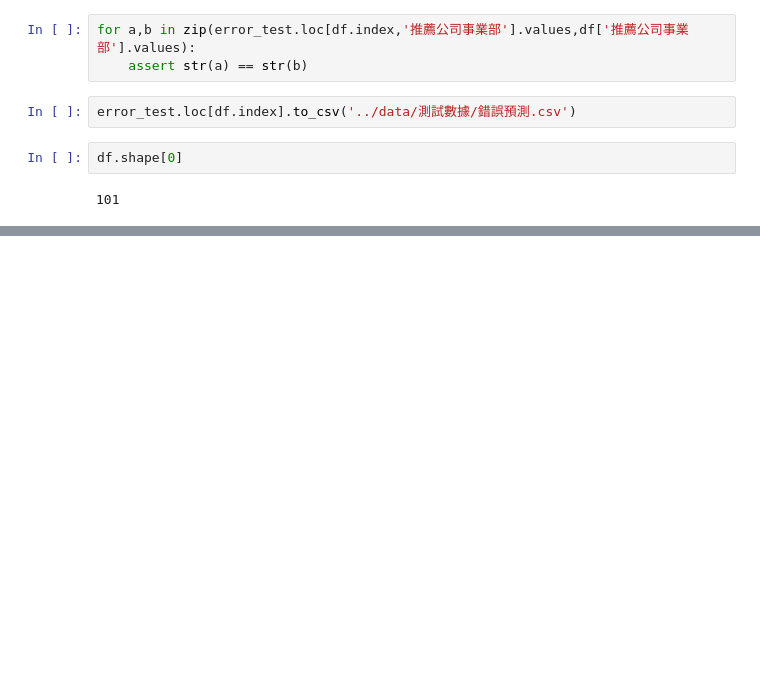
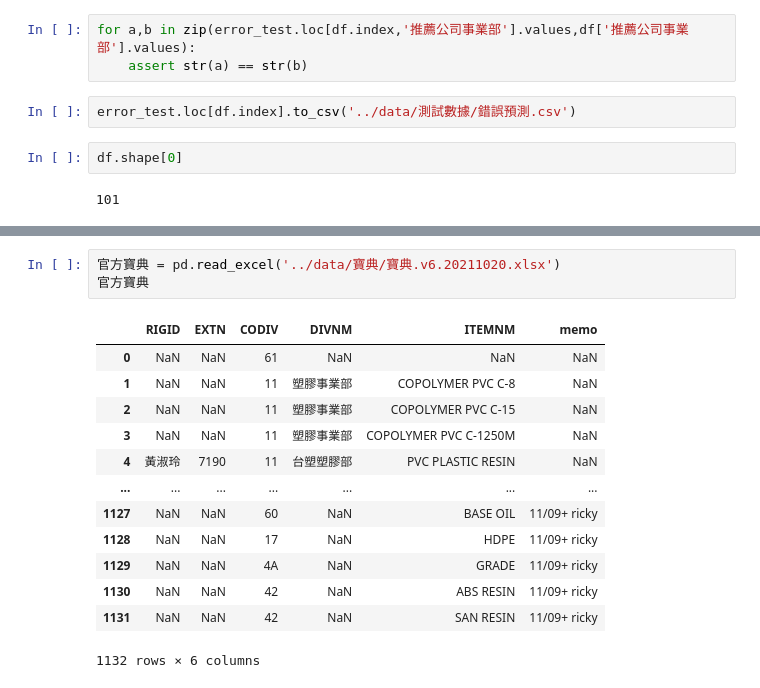
Before and after one commit to skywalker0803r/Letter-of-Credit-Intelligent-Auxiliary-Semantic-Analysis-System, a Jupyter notebook: notebook/測試結果debug.ipynb, the cells around one changed output, grey strips where cells are left out. Drawn from its saved outputs; the diff is of its cells as text; blank space fills up the shorter version.

```diff
--- a/notebook/測試結果debug.ipynb
+++ b/notebook/測試結果debug.ipynb
@@ -63,0 +99,17 @@ df.shape[0]
+# %%
+官方寶典 = pd.read_excel('../data/寶典/寶典.v6.20211020.xlsx')
+官方寶典
+# %% [output]
+|  | RIGID | EXTN | CODIV | DIVNM | ITEMNM | memo |
+| 0 | NaN | NaN | 61 | NaN | NaN | NaN |
+| 1 | NaN | NaN | 11 | 塑膠事業部 | COPOLYMER PVC C-8 | NaN |
+| 2 | NaN | NaN | 11 | 塑膠事業部 | COPOLYMER PVC C-15 | NaN |
+| 3 | NaN | NaN | 11 | 塑膠事業部 | COPOLYMER PVC C-1250M | NaN |
+| 4 | 黃淑玲 | 7190 | 11 | 台塑塑膠部 | PVC PLASTIC RESIN | NaN |
+| ... | ... | ... | ... | ... | ... | ... |
+| 1127 | NaN | NaN | 60 | NaN | BASE OIL | 11/09+ ricky |
+| 1128 | NaN | NaN | 17 | NaN | HDPE | 11/09+ ricky |
+| 1129 | NaN | NaN | 4A | NaN | GRADE | 11/09+ ricky |
+| 1130 | NaN | NaN | 42 | NaN | ABS RESIN | 11/09+ ricky |
+| 1131 | NaN | NaN | 42 | NaN | SAN RESIN | 11/09+ ricky |
+1132 rows × 6 columns
```
Also changed, not shown: parts of 8 cells of this notebook, 1 other file.
